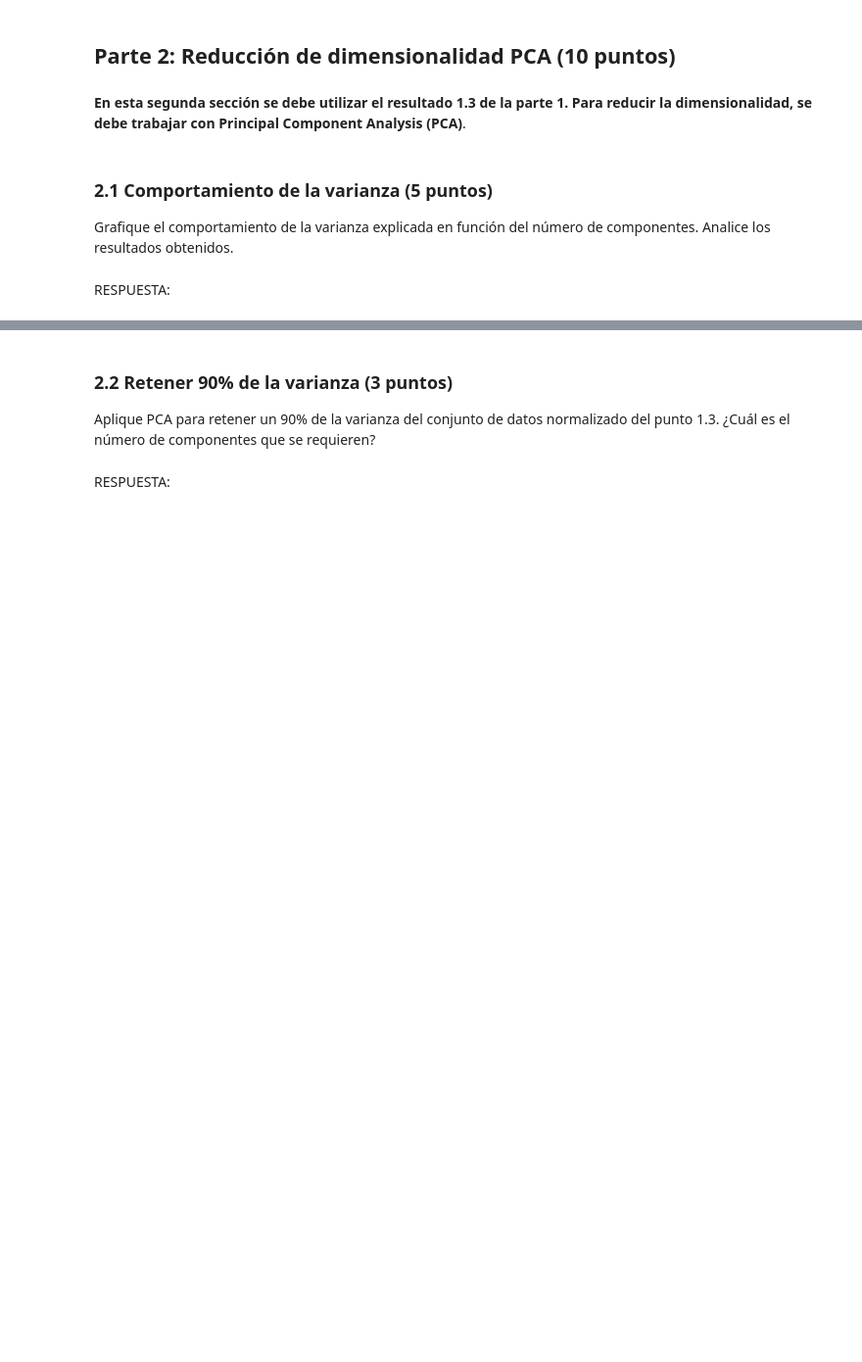
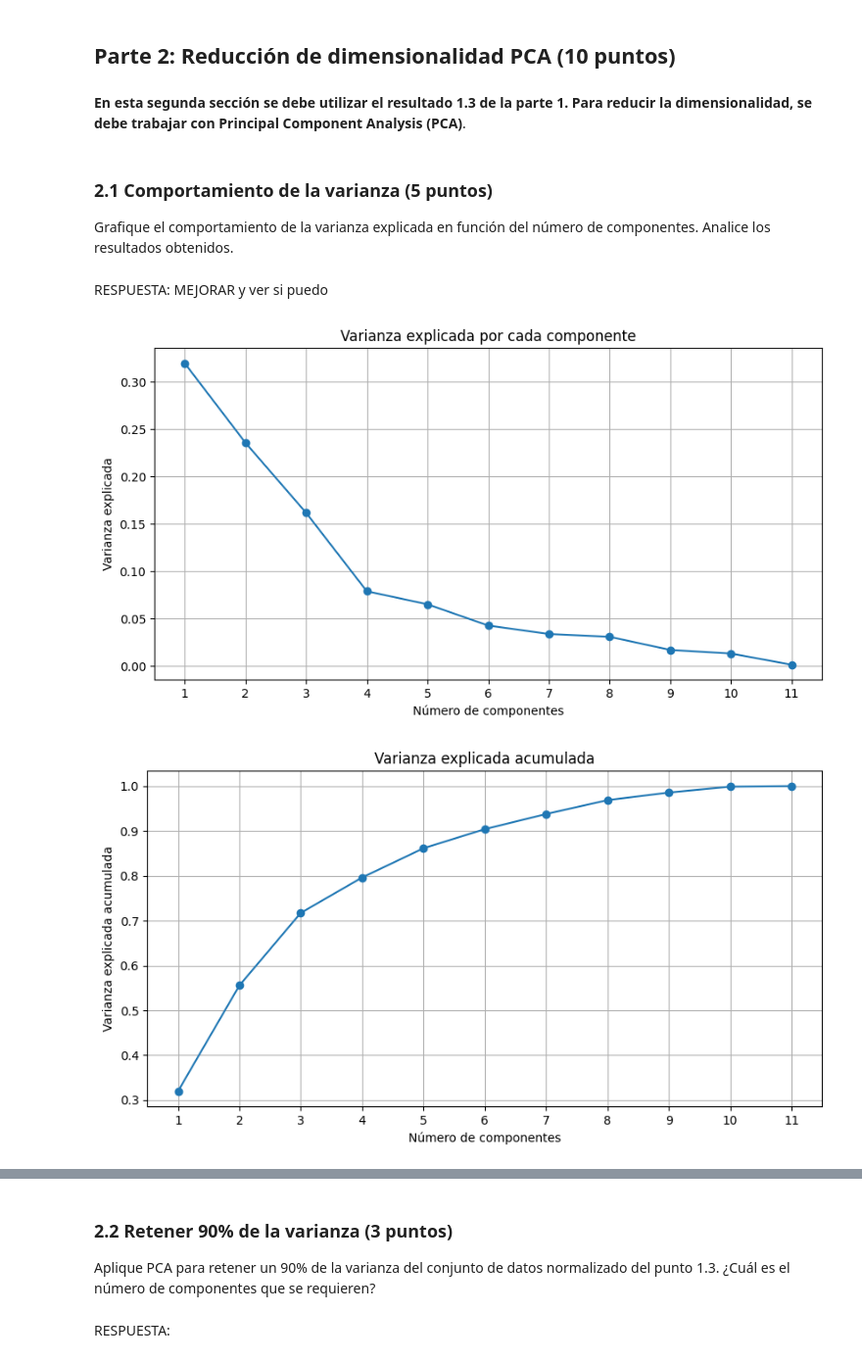
Before and after one commit to VicenteLavagnino/IIC2433, a Jupyter notebook: Tareas/T1/T1-VicenteLavagnino.ipynb, the cells around one changed output, grey strips where cells are left out. Shown at 98% size. Saved outputs shown, nothing was run; the diff lists cells and outputs as text; code cells hidden in the pictures; blank space fills up the shorter version.

```diff
--- a/Tareas/T1/T1-VicenteLavagnino.ipynb
+++ b/Tareas/T1/T1-VicenteLavagnino.ipynb
@@ -296,5 +306,42 @@ plt.show()
 ### 2.1 Comportamiento de la varianza (5 puntos)
 
 Grafique el comportamiento de la varianza explicada en función del número de componentes. Analice los resultados obtenidos.
-# %% [markdown]
-RESPUESTA:
+# %% [markdown]
+RESPUESTA: MEJORAR y ver si puedo
+# %%
+# Graficar comportamiento de la varianza explicada en función del numero de componentes
+from sklearn.decomposition import PCA
+pca = PCA()
+pca.fit(df_scaled)
+plt.figure(figsize=(10, 5))
+plt.plot(range(1, len(pca.explained_variance_ratio_) + 1), pca.explained_variance_ratio_, marker='o')
+plt.title("Varianza explicada por cada componente")
+plt.xlabel("Número de componentes")
+plt.ylabel("Varianza explicada")
+plt.xticks(range(1, len(pca.explained_variance_ratio_) + 1))
+plt.grid()
+plt.show()
+
+# Graficar comportamiento de la varianza explicada acumulada
+plt.figure(figsize=(10, 5))
+plt.plot(range(1, len(pca.explained_variance_ratio_) + 1), np.cumsum(pca.explained_variance_ratio_), marker='o')
+plt.title("Varianza explicada acumulada")
+plt.xlabel("Número de componentes")
+plt.ylabel("Varianza explicada acumulada")
+plt.xticks(range(1, len(pca.explained_variance_ratio_) + 1))
+plt.grid()
+plt.show()
+# Graficar PCA
+pca = PCA(n_components=2)
+X_pca = pca.fit_transform(df_scaled)
+plt.figure(figsize=(10, 5))
+plt.scatter(X_pca[:, 0], X_pca[:, 1], c=df['quality'], cmap='viridis')
+plt.title("PCA: Proyección en 2D")
+plt.xlabel("Componente 1")
+plt.ylabel("Componente 2")
+plt.colorbar(label='Quality')
+plt.grid()
+plt.show()
+# %% [output]
+[figure, added]
+[figure, added]
```
Also changed, not shown: parts of 10 cells of this notebook.
